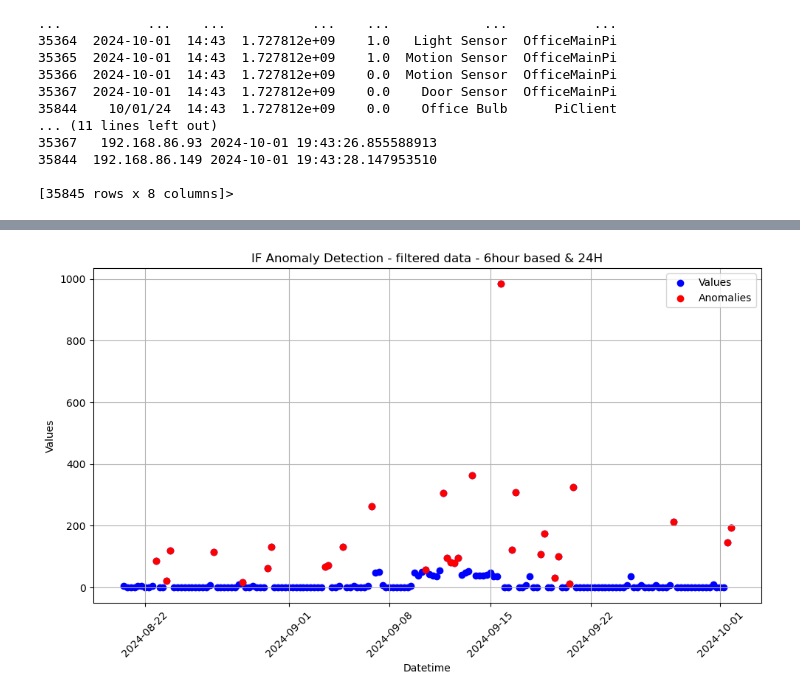
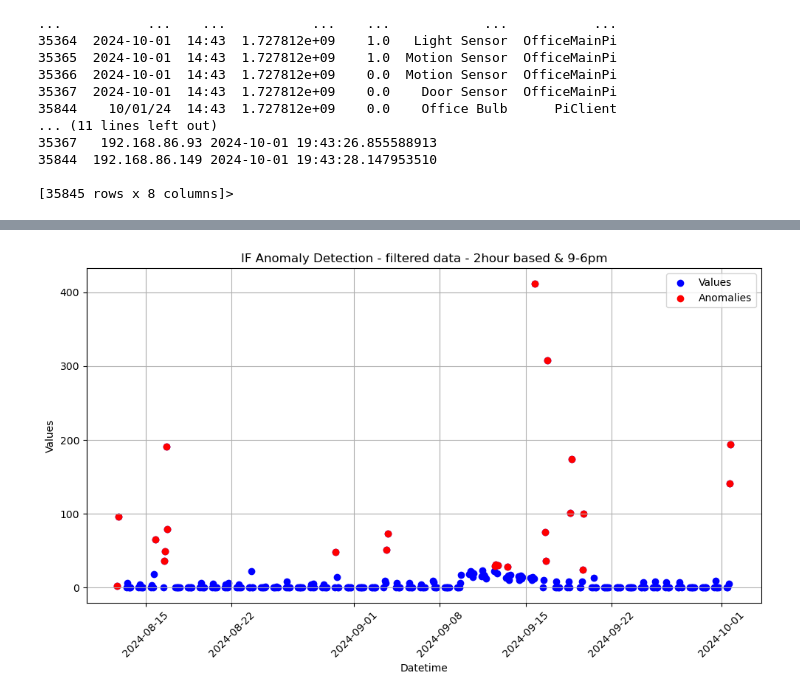
Before and after one commit to AsifTanvir/SEAD-analysis, a Jupyter notebook: Office_data_analysis.ipynb, the cells around one changed output, grey strips where cells are left out. Cells and saved outputs as stored; diff of their text form; code cells hidden in the pictures.

```diff
--- a/Office_data_analysis.ipynb
+++ b/Office_data_analysis.ipynb
@@ -55,7 +55,7 @@ print(combined_office_data.head)
 ## total active sensors and actuators for a time window
 
 #Only consider the data from august 20 to october 10
-start_date = pd.to_datetime('2024-08-20')
+start_date = pd.to_datetime('2024-08-12')
 end_date = pd.to_datetime('2024-10-10')
 filtered_office_data = combined_office_data[(combined_office_data['datetime'] >= start_date) & (combined_office_data['datetime'] <= end_date)]
 print(filtered_office_data.head)
@@ -68,15 +68,16 @@ filtered_office_data = filtered_office_data.set_index('datetime')
 
 # combined_office_data_filtered = combined_office_data.between_time('07:00', '19:00')
 # print(combined_office_data.size, combined_office_data_filtered.size)
-office_hourly = combined_office_data.state.resample('6h').sum() #resample on hourly basis and get summary of sensor values on that hour.
+office_hourly = combined_office_data.state.resample('2h').sum() #resample on hourly basis and get summary of sensor values on that hour.
 # print(office_hourly.head(10))
 
-filtered_office_hourly = filtered_office_data.state.resample('6h').sum()
+filtered_office_hourly = filtered_office_data.state.resample('2h').sum()
 
 #only take the resampled data from 7am to 7pm
-# office_hourly = office_hourly.between_time('06:00', '18:00')
+office_hourly = office_hourly.between_time('09:00', '18:00')
 office_hourly = office_hourly.reset_index()
 
+filtered_office_hourly = filtered_office_hourly.between_time('09:00', '18:00')
 filtered_office_hourly = filtered_office_hourly.reset_index()
 
 print(office_hourly.head(10))
@@ -257,7 +239,7 @@ from sklearn.ensemble import IsolationForest
 values = filtered_office_hourly[['state']]  # Selecting the 'values' column as input for the model
 
 # Initialize and fit the IsolationForest model
-model = IsolationForest(contamination='auto', random_state=42)
+model = IsolationForest(contamination=0.1, random_state=42)
 filtered_office_hourly['anomaly'] = model.fit_predict(values)
 
 # Isolation Forest outputs:
@@ -269,34 +251,34 @@ anomalies = filtered_office_hourly[filtered_office_hourly['anomaly'] == -1]
 non_anomalies = filtered_office_hourly[filtered_office_hourly['anomaly'] == 1]
 # print(df)
 
 # Plot the results
 plt.figure(figsize=(10, 6))
 plt.scatter(filtered_office_hourly['datetime'], filtered_office_hourly['state'], label='Values', color='blue', marker='o')
 plt.scatter(anomalies['datetime'], anomalies['state'], color='red', label='Anomalies', marker='o')
-plt.title('IF Anomaly Detection - filtered data - 6hour based & 24H')
+plt.title('IF Anomaly Detection - filtered data - 2hour based & 9-6pm')
 plt.xlabel('Datetime')
 plt.ylabel('Values')
 plt.legend()
 plt.xticks(rotation=45)
 plt.grid(True)
 plt.tight_layout()
-# plt.savefig('./Plots/Office_plots/IF_6H.png')
+plt.savefig('./Plots/Office_plots/IF_Aug_2H.png')
 plt.show()
 
 
 count_anomaly_h = (filtered_office_hourly['anomaly'] == -1).sum()
 
 # Calculate the percentage of values equal to -1
 percentage_h = (count_anomaly_h / len(filtered_office_hourly)) * 100
 print(f"Total anomalies: {count_anomaly_h}, Percentage of anomalous values: {percentage_h}%")
 
 #only print the non anomalous values which are not zero
 df_filtered = non_anomalies[non_anomalies['state'] != 0]
 print(df_filtered)
 
 print( non_anomalies)
 
 # non_anomalies.to_csv('./Output_CSV/regular_office.csv', index=False)
-# anomalies.to_csv('./Output_CSV/anomaly_office.csv', index=False)
+filtered_office_hourly.to_csv('./Output_CSV/anomaly_office_Aug_2h_9to6.csv', index=False)
 # %% [output]
-[figure, old version]
+[figure, new version]
```
Also changed, not shown: parts of 5 cells of this notebook, 10 other files.
